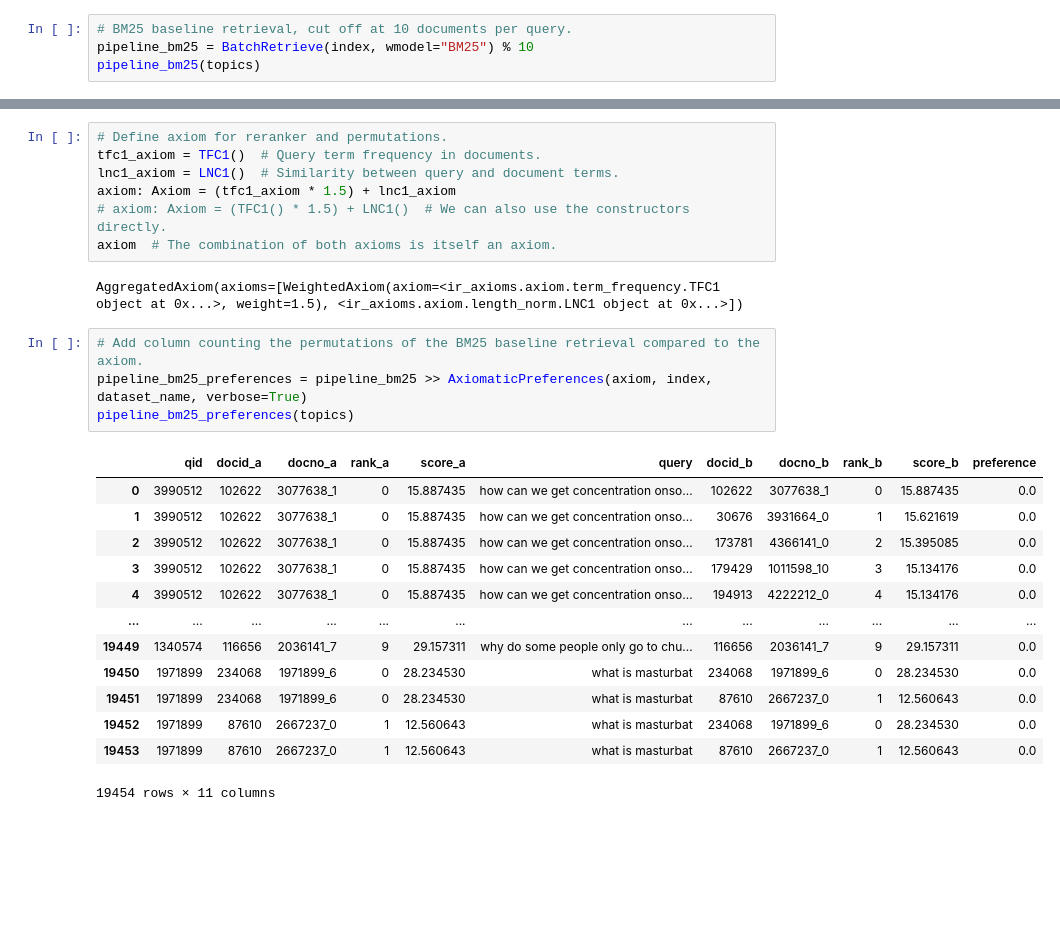
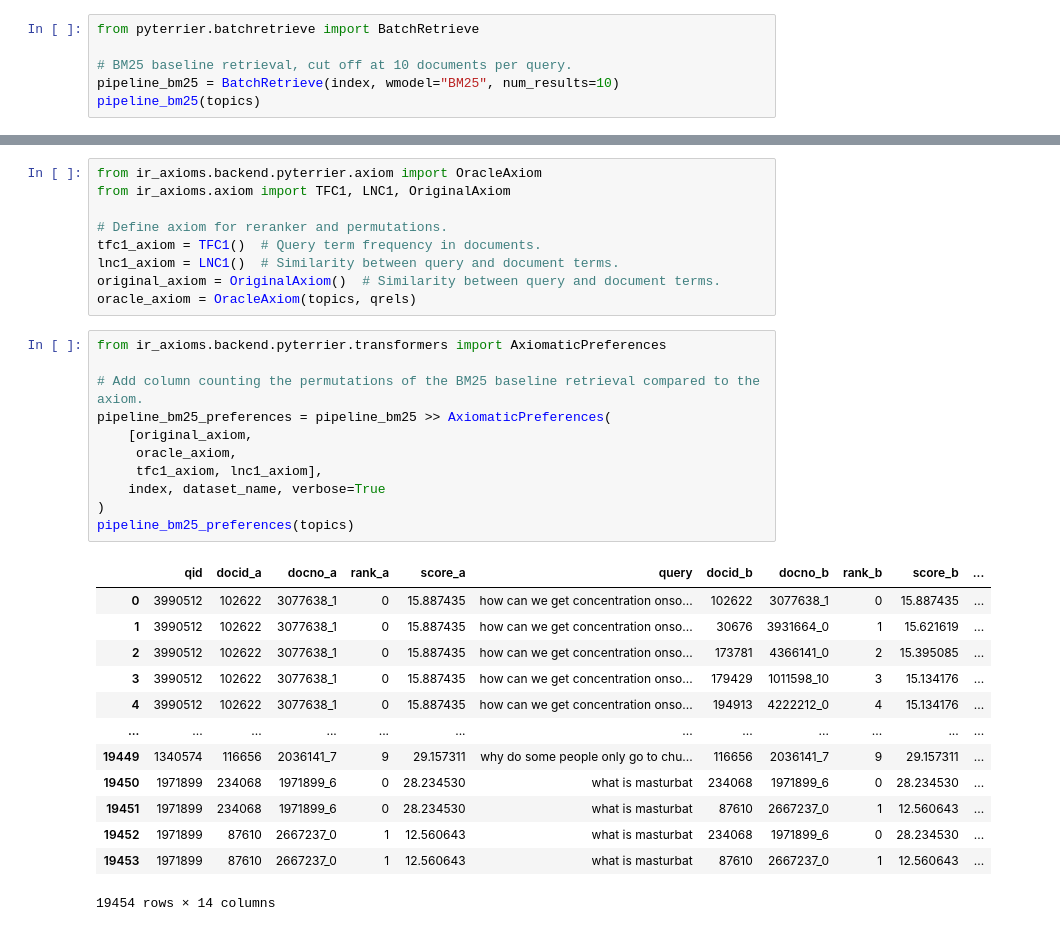
Before and after one commit to webis-de/ir_axioms, a Jupyter notebook: examples/pyterrier.ipynb, the cells around one changed output, grey strips where cells are left out. Saved outputs shown, nothing was run; the diff lists cells and outputs as text; blank space fills up the shorter version.

```diff
--- a/examples/pyterrier.ipynb
+++ b/examples/pyterrier.ipynb
@@ -52,6 +42,8 @@ topics = dataset.get_topics()
 # %%
+from pyterrier.batchretrieve import BatchRetrieve
+
 # BM25 baseline retrieval, cut off at 10 documents per query.
-pipeline_bm25 = BatchRetrieve(index, wmodel="BM25") % 10
+pipeline_bm25 = BatchRetrieve(index, wmodel="BM25", num_results=10)
 pipeline_bm25(topics)
 # %% [output]
 |  | qid | docid | docno | rank | score | query |
@@ -69,28 +61,35 @@ pipeline_bm25(topics)
 1952 rows × 6 columns
-# %%
-# Define axiom for reranker and permutations.
-tfc1_axiom = TFC1()  # Query term frequency in documents.
-lnc1_axiom = LNC1()  # Similarity between query and document terms.
-axiom: Axiom = (tfc1_axiom * 1.5) + lnc1_axiom
-# axiom: Axiom = (TFC1() * 1.5) + LNC1()  # We can also use the constructors directly.
-axiom  # The combination of both axioms is itself an axiom.
-# %% [output]
-AggregatedAxiom(axioms=[WeightedAxiom(axiom=<ir_axioms.axiom.term_frequency.TFC1 object at 0x...>, weight=1.5), <ir_axioms.axiom.length_norm.LNC1 object at 0x...>])
+# %%
+from ir_axioms.backend.pyterrier.axiom import OracleAxiom
+from ir_axioms.axiom import TFC1, LNC1, OriginalAxiom
+
+# Define axiom for reranker and permutations.
+tfc1_axiom = TFC1()  # Query term frequency in documents.
+lnc1_axiom = LNC1()  # Similarity between query and document terms.
+original_axiom = OriginalAxiom()  # Similarity between query and document terms.
+oracle_axiom = OracleAxiom(topics, qrels)
 # %%
+from ir_axioms.backend.pyterrier.transformers import AxiomaticPreferences
+
 # Add column counting the permutations of the BM25 baseline retrieval compared to the axiom.
-pipeline_bm25_preferences = pipeline_bm25 >> AxiomaticPreferences(axiom, index, dataset_name, verbose=True)
+pipeline_bm25_preferences = pipeline_bm25 >> AxiomaticPreferences(
+    [original_axiom,
+     oracle_axiom,
+     tfc1_axiom, lnc1_axiom],
+    index, dataset_name, verbose=True
+)
 pipeline_bm25_preferences(topics)
 # %% [output]
-|  | qid | docid_a | docno_a | rank_a | score_a | query | docid_b | docno_b | rank_b | score_b | preference |
-| 0 | 3990512 | 102622 | 3077638_1 | 0 | 15.887435 | how can we get concentration onso... | 102622 | 3077638_1 | 0 | 15.887435 | 0.0 |
-| 1 | 3990512 | 102622 | 3077638_1 | 0 | 15.887435 | how can we get concentration onso... | 30676 | 3931664_0 | 1 | 15.621619 | 0.0 |
-| 2 | 3990512 | 102622 | 3077638_1 | 0 | 15.887435 | how can we get concentration onso... | 173781 | 4366141_0 | 2 | 15.395085 | 0.0 |
-| 3 | 3990512 | 102622 | 3077638_1 | 0 | 15.887435 | how can we get concentration onso... | 179429 | 1011598_10 | 3 | 15.134176 | 0.0 |
-| 4 | 3990512 | 102622 | 3077638_1 | 0 | 15.887435 | how can we get concentration onso... | 194913 | 4222212_0 | 4 | 15.134176 | 0.0 |
+|  | qid | docid_a | docno_a | rank_a | score_a | query | docid_b | docno_b | rank_b | score_b | ... |
+| 0 | 3990512 | 102622 | 3077638_1 | 0 | 15.887435 | how can we get concentration onso... | 102622 | 3077638_1 | 0 | 15.887435 | ... |
+| 1 | 3990512 | 102622 | 3077638_1 | 0 | 15.887435 | how can we get concentration onso... | 30676 | 3931664_0 | 1 | 15.621619 | ... |
+| 2 | 3990512 | 102622 | 3077638_1 | 0 | 15.887435 | how can we get concentration onso... | 173781 | 4366141_0 | 2 | 15.395085 | ... |
+| 3 | 3990512 | 102622 | 3077638_1 | 0 | 15.887435 | how can we get concentration onso... | 179429 | 1011598_10 | 3 | 15.134176 | ... |
+| 4 | 3990512 | 102622 | 3077638_1 | 0 | 15.887435 | how can we get concentration onso... | 194913 | 4222212_0 | 4 | 15.134176 | ... |
 | ... | ... | ... | ... | ... | ... | ... | ... | ... | ... | ... | ... |
-| 19449 | 1340574 | 116656 | 2036141_7 | 9 | 29.157311 | why do some people only go to chu... | 116656 | 2036141_7 | 9 | 29.157311 | 0.0 |
-| 19450 | 1971899 | 234068 | 1971899_6 | 0 | 28.234530 | what is masturbat | 234068 | 1971899_6 | 0 | 28.234530 | 0.0 |
-| 19451 | 1971899 | 234068 | 1971899_6 | 0 | 28.234530 | what is masturbat | 87610 | 2667237_0 | 1 | 12.560643 | 0.0 |
-| 19452 | 1971899 | 87610 | 2667237_0 | 1 | 12.560643 | what is masturbat | 234068 | 1971899_6 | 0 | 28.234530 | 0.0 |
-| 19453 | 1971899 | 87610 | 2667237_0 | 1 | 12.560643 | what is masturbat | 87610 | 2667237_0 | 1 | 12.560643 | 0.0 |
+| 19449 | 1340574 | 116656 | 2036141_7 | 9 | 29.157311 | why do some people only go to chu... | 116656 | 2036141_7 | 9 | 29.157311 | ... |
+| 19450 | 1971899 | 234068 | 1971899_6 | 0 | 28.234530 | what is masturbat | 234068 | 1971899_6 | 0 | 28.234530 | ... |
+| 19451 | 1971899 | 234068 | 1971899_6 | 0 | 28.234530 | what is masturbat | 87610 | 2667237_0 | 1 | 12.560643 | ... |
+| 19452 | 1971899 | 87610 | 2667237_0 | 1 | 12.560643 | what is masturbat | 234068 | 1971899_6 | 0 | 28.234530 | ... |
+| 19453 | 1971899 | 87610 | 2667237_0 | 1 | 12.560643 | what is masturbat | 87610 | 2667237_0 | 1 | 12.560643 | ... |
-19454 rows × 11 columns
+19454 rows × 14 columns
```
Also changed, not shown: parts of 11 cells of this notebook, 1 other file.
